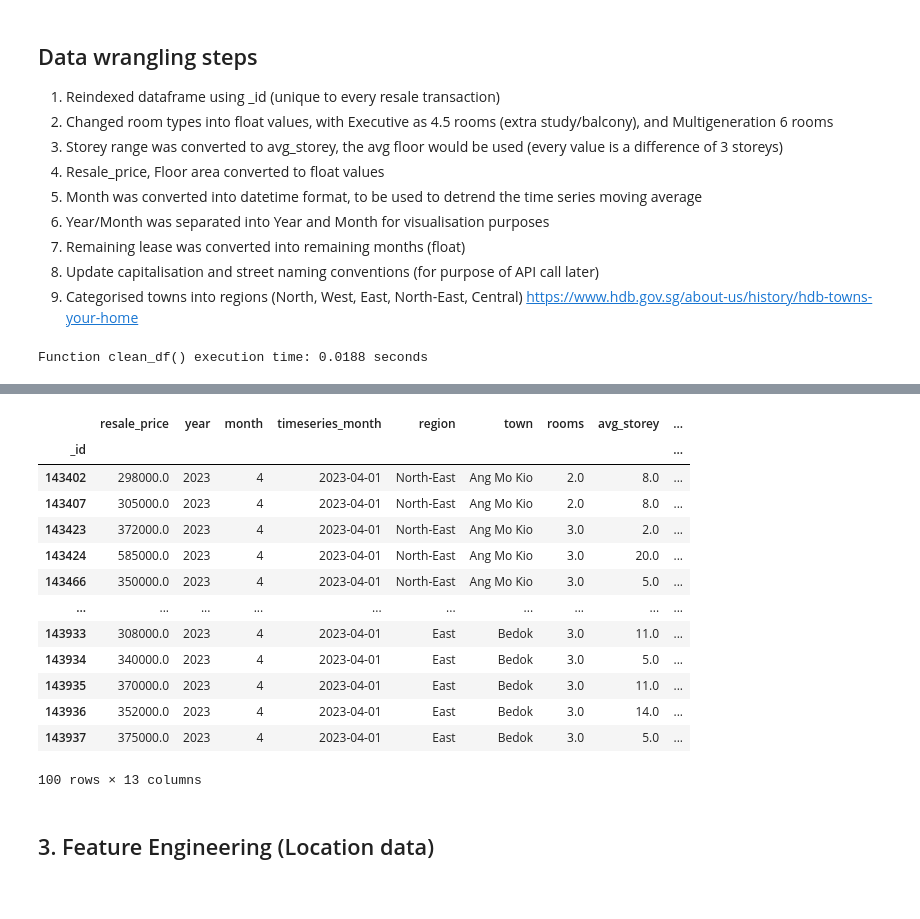
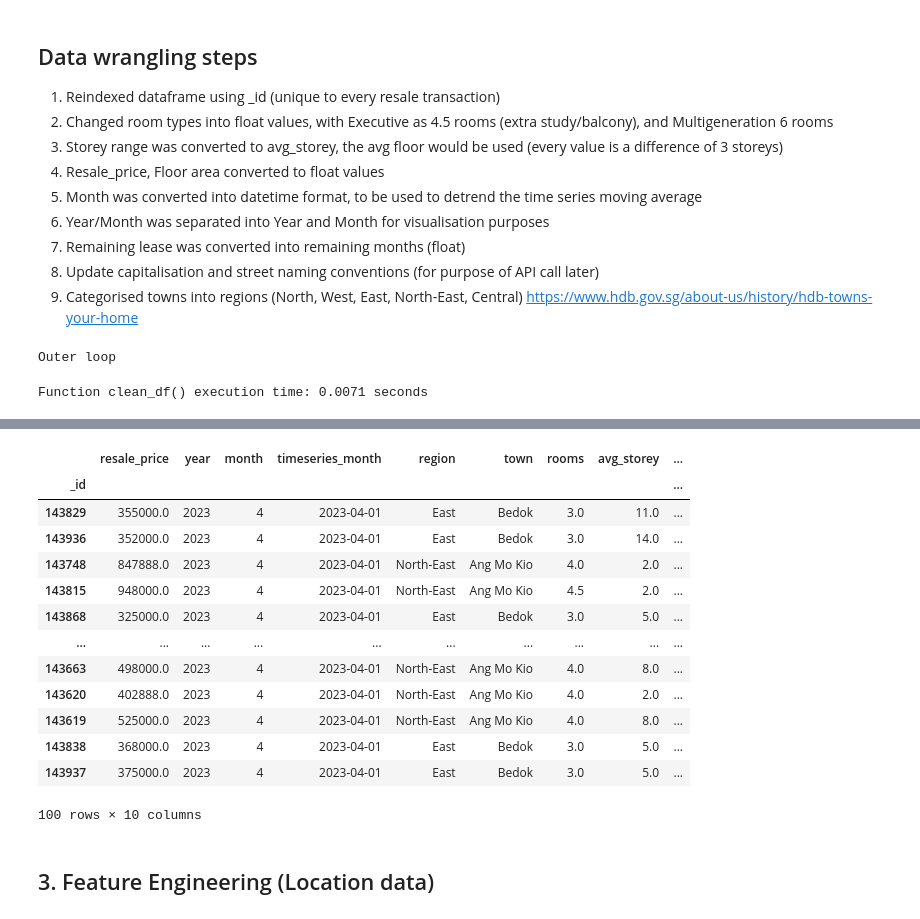
Before and after one commit to sienlonglim/ml_webapp, a Jupyter notebook: data_wrangling.ipynb, the cells around one changed output, grey strips where cells are left out. Saved outputs shown, nothing was run; the diff lists cells and outputs as text; code cells hidden in the pictures.

```diff
--- a/data_wrangling.ipynb
+++ b/data_wrangling.ipynb
@@ -195,7 +217,7 @@ def clean_df(df: pd.DataFrame):
         df['resale_price'] = df['resale_price'].astype('float')
         df['floor_area_sqm'] = df['floor_area_sqm'].astype('float')
         step = 5
-        df['timeseries_month'] = pd.to_datetime(df['month'], format="%Y-%m-%d")
+        df['timeseries_month'] = pd.to_datetime(df['month'], format="%Y-%m")
         step = 6
         df['year'] = df['timeseries_month'].dt.year
         df['month'] = df['timeseries_month'].dt.month
@@ -223,7 +245,6 @@ def clean_df(df: pd.DataFrame):
                 df[column] = df[column].str.title()
 
         # Update address abbreviations for onemap API call
-        df['original_street_name'] = df['street_name']
         abbreviations = {'Sth':'South',
                         '[S][t][^.ri]':'Street ',
                         '[S][t]$':'Street',
@@ -264,17 +285,20 @@ def clean_df(df: pd.DataFrame):
                     'Marine Parade' : 'Central',
                     'Queenstown' : 'Central',
                     'Toa Payoh' : 'Central'}
-        df['region'] = df['town'].apply(lambda x: town_regions[x])
+        df['region'] = df['town'].map(town_regions)
     except Exception as err:
         print(f"Error at step {step}, error message: {err}")
     else:
         # Reorder columns
-        df = df[['resale_price', 'year', 'month', 'timeseries_month', 'region', 'town', 'rooms', 'avg_storey', 'floor_area_sqm', 'remaining_lease',
-                 'block', 'street_name', 'original_street_name']]
+        temp_df = df[['block', 'street_name']]
+        df = df[['resale_price', 'year', 'month', 'timeseries_month', 'region', 'town', 'rooms', 'avg_storey', 'floor_area_sqm', 'remaining_lease']]
                 # Unused columns - 'lease_commence_date', 'flat_model', 'storey_range', 'flat_type'
-    return df
+    return df, temp_df
+# %% [output]
+Outer loop
 # %%
-df = clean_df(df)
-df.dtypes
+df, address_df = clean_df(df)
+display(df.dtypes)
+df
 # %% [output]
-Function clean_df() execution time: 0.0188 seconds
+Function clean_df() execution time: 0.0071 seconds
@@ -294,21 +315,18 @@ original_street_name            object
 dtype: object
+|  | resale_price | year | month | timeseries_month | region | town | rooms | avg_storey | ... |
+| _id |  |  |  |  |  |  |  |  | ... |
+| 143829 | 355000.0 | 2023 | 4 | 2023-04-01 | East | Bedok | 3.0 | 11.0 | ... |
+| 143936 | 352000.0 | 2023 | 4 | 2023-04-01 | East | Bedok | 3.0 | 14.0 | ... |
+| 143748 | 847888.0 | 2023 | 4 | 2023-04-01 | North-East | Ang Mo Kio | 4.0 | 2.0 | ... |
+| 143815 | 948000.0 | 2023 | 4 | 2023-04-01 | North-East | Ang Mo Kio | 4.5 | 2.0 | ... |
+| 143868 | 325000.0 | 2023 | 4 | 2023-04-01 | East | Bedok | 3.0 | 5.0 | ... |
+| ... | ... | ... | ... | ... | ... | ... | ... | ... | ... |
+| 143663 | 498000.0 | 2023 | 4 | 2023-04-01 | North-East | Ang Mo Kio | 4.0 | 8.0 | ... |
+| 143620 | 402888.0 | 2023 | 4 | 2023-04-01 | North-East | Ang Mo Kio | 4.0 | 2.0 | ... |
+| 143619 | 525000.0 | 2023 | 4 | 2023-04-01 | North-East | Ang Mo Kio | 4.0 | 8.0 | ... |
+| 143838 | 368000.0 | 2023 | 4 | 2023-04-01 | East | Bedok | 3.0 | 5.0 | ... |
+| 143937 | 375000.0 | 2023 | 4 | 2023-04-01 | East | Bedok | 3.0 | 5.0 | ... |
+100 rows × 10 columns
-# %%
-df
-# %% [output]
-|  | resale_price | year | month | timeseries_month | region | town | rooms | avg_storey | ... |
-| _id |  |  |  |  |  |  |  |  | ... |
-| 143402 | 298000.0 | 2023 | 4 | 2023-04-01 | North-East | Ang Mo Kio | 2.0 | 8.0 | ... |
-| 143407 | 305000.0 | 2023 | 4 | 2023-04-01 | North-East | Ang Mo Kio | 2.0 | 8.0 | ... |
-| 143423 | 372000.0 | 2023 | 4 | 2023-04-01 | North-East | Ang Mo Kio | 3.0 | 2.0 | ... |
-| 143424 | 585000.0 | 2023 | 4 | 2023-04-01 | North-East | Ang Mo Kio | 3.0 | 20.0 | ... |
-| 143466 | 350000.0 | 2023 | 4 | 2023-04-01 | North-East | Ang Mo Kio | 3.0 | 5.0 | ... |
-| ... | ... | ... | ... | ... | ... | ... | ... | ... | ... |
-| 143933 | 308000.0 | 2023 | 4 | 2023-04-01 | East | Bedok | 3.0 | 11.0 | ... |
-| 143934 | 340000.0 | 2023 | 4 | 2023-04-01 | East | Bedok | 3.0 | 5.0 | ... |
-| 143935 | 370000.0 | 2023 | 4 | 2023-04-01 | East | Bedok | 3.0 | 11.0 | ... |
-| 143936 | 352000.0 | 2023 | 4 | 2023-04-01 | East | Bedok | 3.0 | 14.0 | ... |
-| 143937 | 375000.0 | 2023 | 4 | 2023-04-01 | East | Bedok | 3.0 | 5.0 | ... |
-100 rows × 13 columns
 # %% [markdown]
 ## 3. Feature Engineering (Location data)
 # %% [markdown]
```
Also changed, not shown: parts of 20 cells of this notebook.
